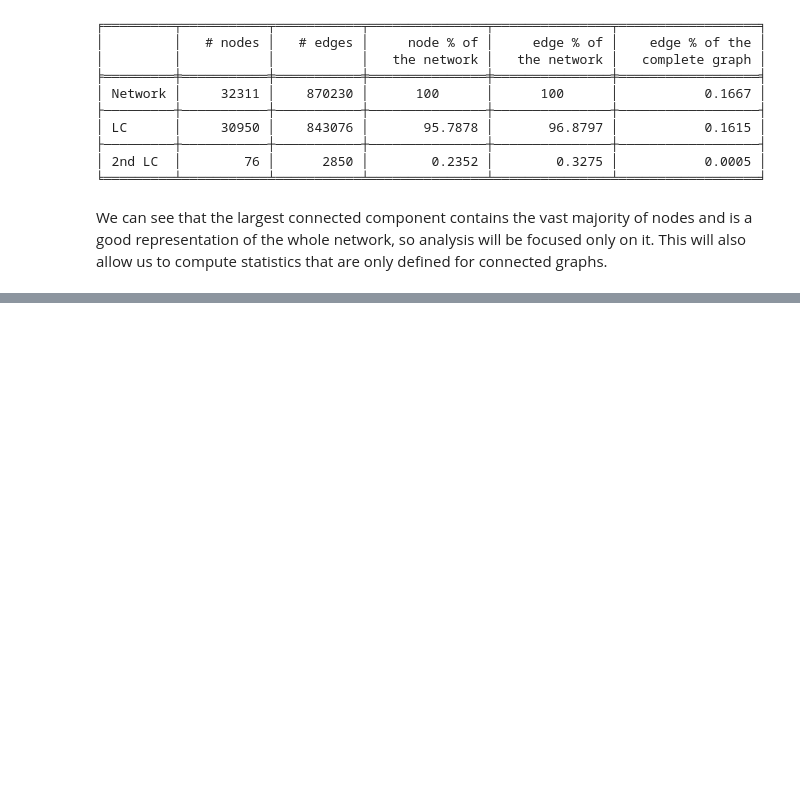
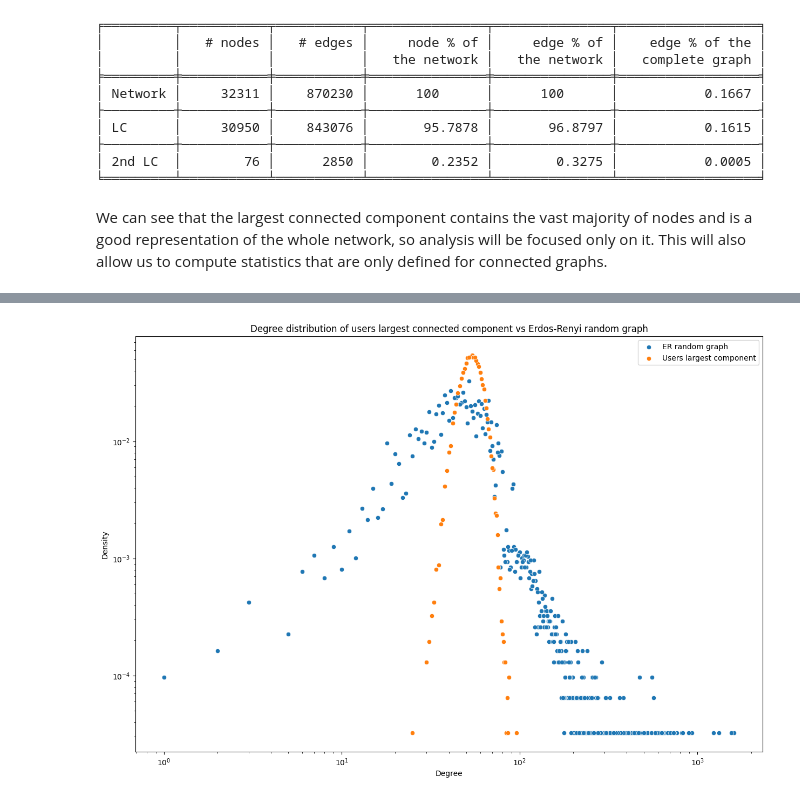
Before and after one commit to steciuk/SNA-reddit-bipartite-analysis, a Jupyter notebook: project.ipynb, the cells around one changed output, grey strips where cells are left out. Saved outputs shown, nothing was run; the diff lists cells and outputs as text; code cells hidden in the pictures; blank space fills up the shorter version.

```diff
--- a/project.ipynb
+++ b/project.ipynb
@@ -773,0 +816,20 @@ We can see that the largest connected component contains the vast majority of no
+# %%
+# Create Erdos-Renyi random graph with the same number of nodes and edges as the largest connected component
+num_nodes_complete_graph = G_users_lcc.number_of_nodes() * (G_users_lcc.number_of_nodes() - 1) / 2
+G_users_lcc_ER = nx.erdos_renyi_graph(G_users_lcc.number_of_nodes(), G_users_lcc.number_of_edges() / num_nodes_complete_graph, seed=42)
+
+G_users_lcc_ER_degrees = calculate_degree_densities(G_users_lcc_ER)
+# %%
+# Plot both degree distributions on a scatter plot
+plt.figure(figsize=(15, 10))
+sns.scatterplot(data=G_users_lcc_degrees, x="degree", y="density")
+sns.scatterplot(data=G_users_lcc_ER_degrees, x="degree", y="density")
+plt.xscale("log")
+plt.yscale("log")
+plt.title("Degree distribution of users largest connected component vs Erdos-Renyi random graph")
+plt.xlabel("Degree")
+plt.ylabel("Density")
+plt.legend(["ER random graph", "Users largest component"])
+plt.show()
+# %% [output]
+[figure, added]
```
Also changed, not shown: parts of 7 cells of this notebook.
